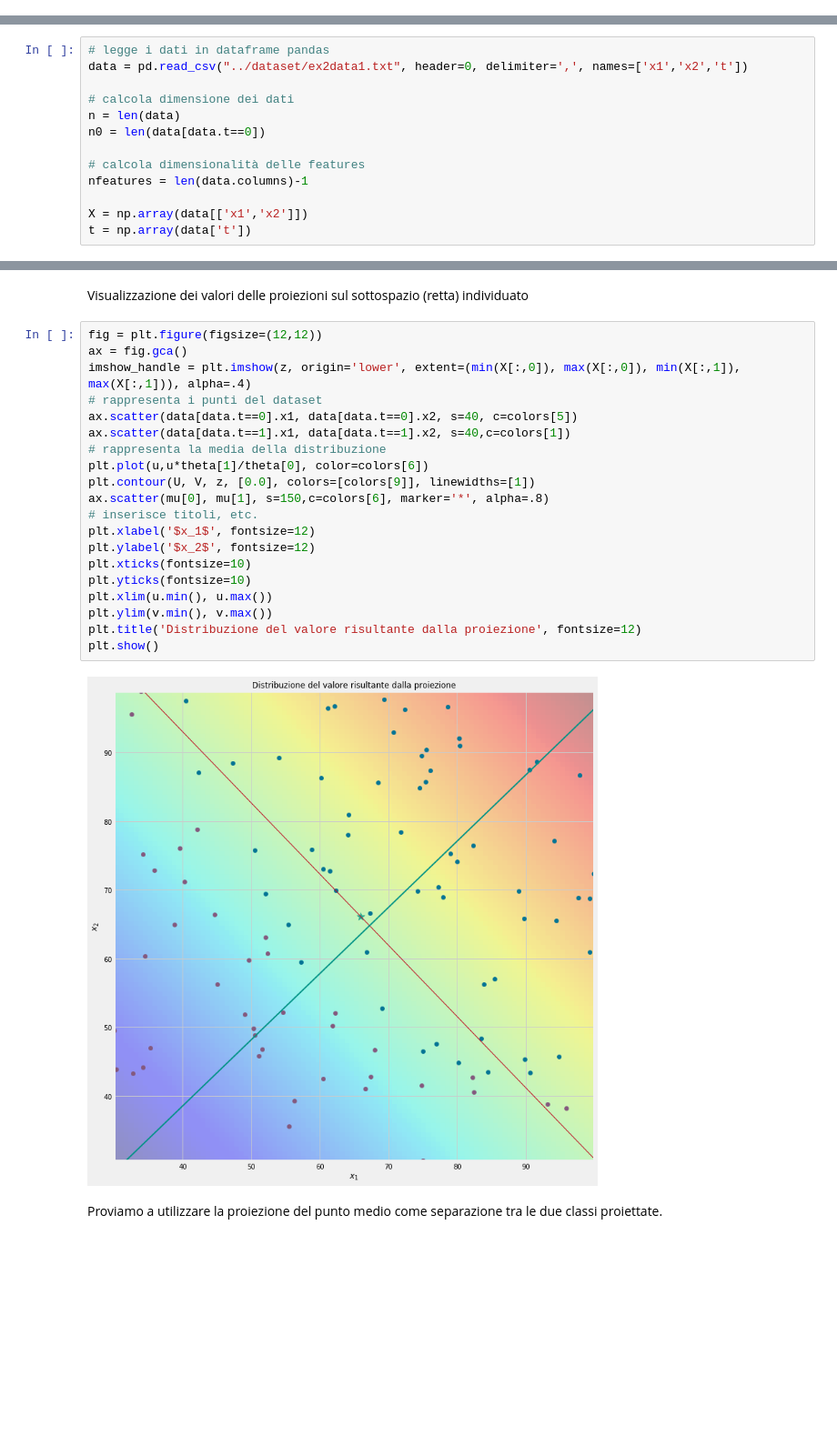
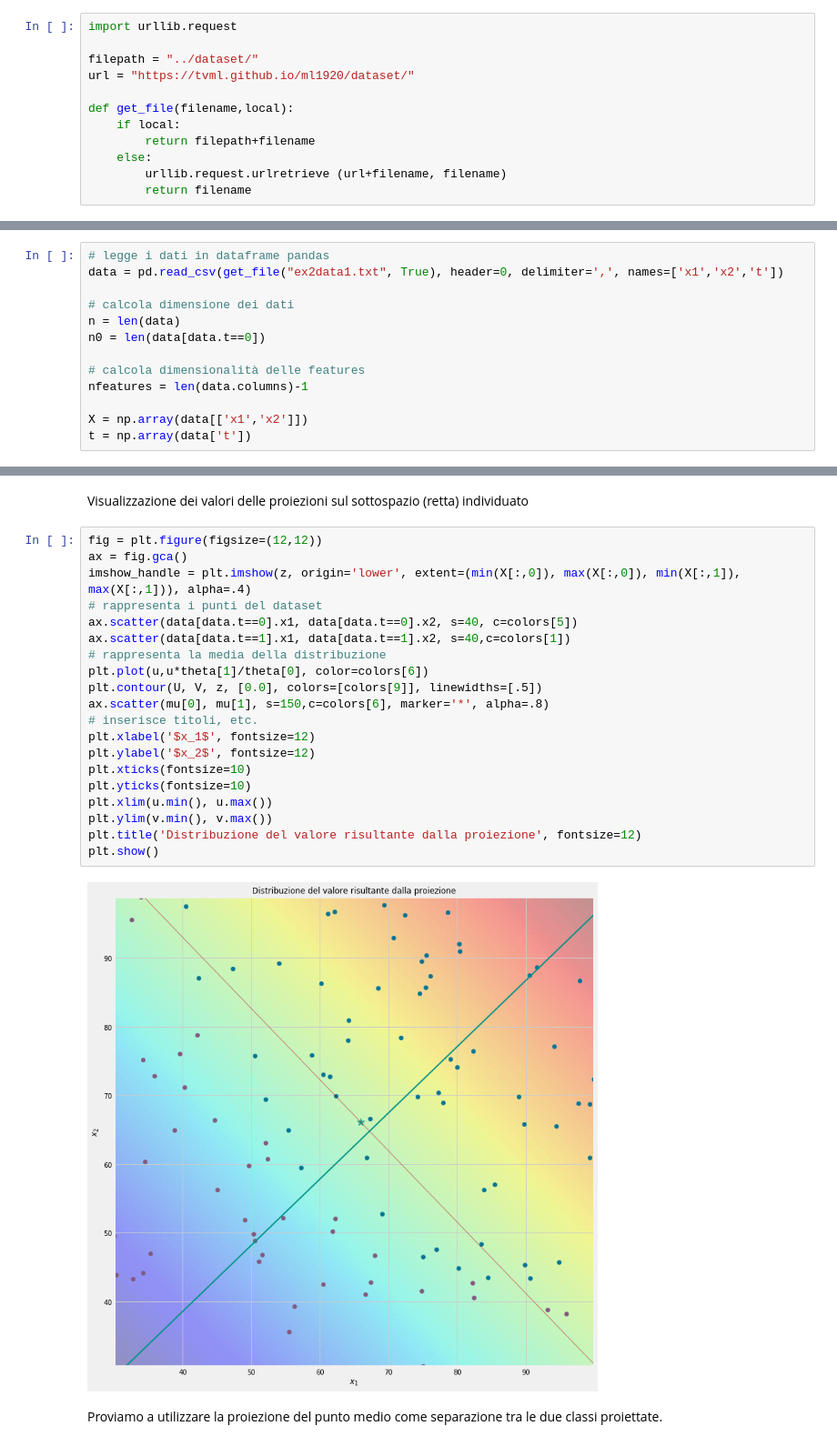
Before and after one commit to tvml/ml1920, a Jupyter notebook: codici/lda.ipynb, the cells around one changed output, grey strips where cells are left out. Shown: that part at 91% size. Saved outputs shown, nothing was run; the diff lists cells and outputs as text; blank space fills up the shorter version.

```diff
--- a/codici/lda.ipynb
+++ b/codici/lda.ipynb
@@ -38,11 +38,23 @@ colors = ['xkcd:pale orange', 'xkcd:sea blue', 'xkcd:pale red', 'xkcd:sage green
           'xkcd:scarlet']
 cmap_big = cm.get_cmap('Spectral', 512)
 cmap = mcolors.ListedColormap(cmap_big(np.linspace(0.5, 1, 128)))
+# %%
+import urllib.request
+
+filepath = "../dataset/"
+url = "https://tvml.github.io/ml1920/dataset/"
+
+def get_file(filename,local):
+    if local:
+        return filepath+filename
+    else:
+        urllib.request.urlretrieve (url+filename, filename)
+        return filename
 # %% [markdown]
 Leggiamo i dati da un file csv in un dataframe pandas. I dati hanno 3 valori: i primi due corrispondono alle features e sono assegnati alle colonne x1 e x2 del dataframe; il terzo è il valore target, assegnato alla colonna t. Vengono poi creati una matrice X delle features e un vettore target t
 # %%
 # legge i dati in dataframe pandas
-data = pd.read_csv("../dataset/ex2data1.txt", header=0, delimiter=',', names=['x1','x2','t'])
+data = pd.read_csv(get_file("ex2data1.txt", True), header=0, delimiter=',', names=['x1','x2','t'])
 
 # calcola dimensione dei dati
 n = len(data)
@@ -187,25 +210,25 @@ Visualizzazione dei valori delle proiezioni sul sottospazio (retta) individuato
 # %%
 fig = plt.figure(figsize=(12,12))
 ax = fig.gca()
 imshow_handle = plt.imshow(z, origin='lower', extent=(min(X[:,0]), max(X[:,0]), min(X[:,1]), max(X[:,1])), alpha=.4)
 # rappresenta i punti del dataset
 ax.scatter(data[data.t==0].x1, data[data.t==0].x2, s=40, c=colors[5])
 ax.scatter(data[data.t==1].x1, data[data.t==1].x2, s=40,c=colors[1])
 # rappresenta la media della distribuzione
 plt.plot(u,u*theta[1]/theta[0], color=colors[6])
-plt.contour(U, V, z, [0.0], colors=[colors[9]], linewidths=[1])
+plt.contour(U, V, z, [0.0], colors=[colors[9]], linewidths=[.5])
 ax.scatter(mu[0], mu[1], s=150,c=colors[6], marker='*', alpha=.8)
 # inserisce titoli, etc.
 plt.xlabel('$x_1$', fontsize=12)
 plt.ylabel('$x_2$', fontsize=12)
 plt.xticks(fontsize=10)
 plt.yticks(fontsize=10)
 plt.xlim(u.min(), u.max())
 plt.ylim(v.min(), v.max())
 plt.title('Distribuzione del valore risultante dalla proiezione', fontsize=12)
 plt.show()
 # %% [output]
-[figure, old version]
+[figure, new version]
 # %% [markdown]
 Proviamo a utilizzare la proiezione del punto medio come separazione tra le due classi proiettate.
 # %%
```
Also changed, not shown: parts of 1 cell of this notebook, 3 other files.
